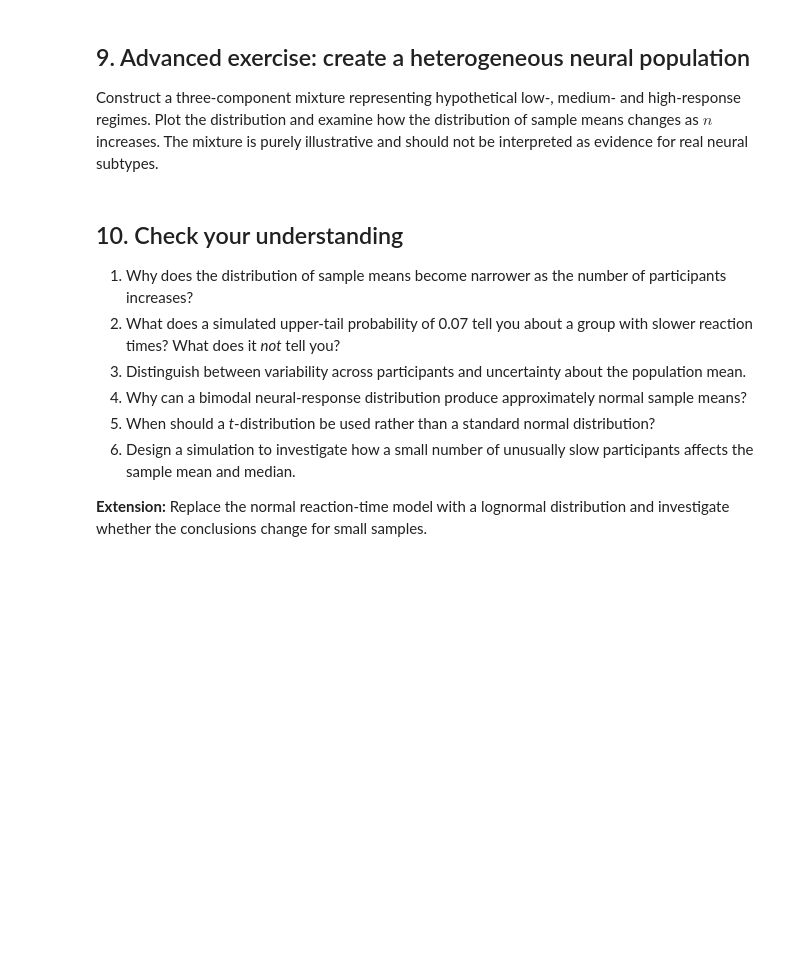
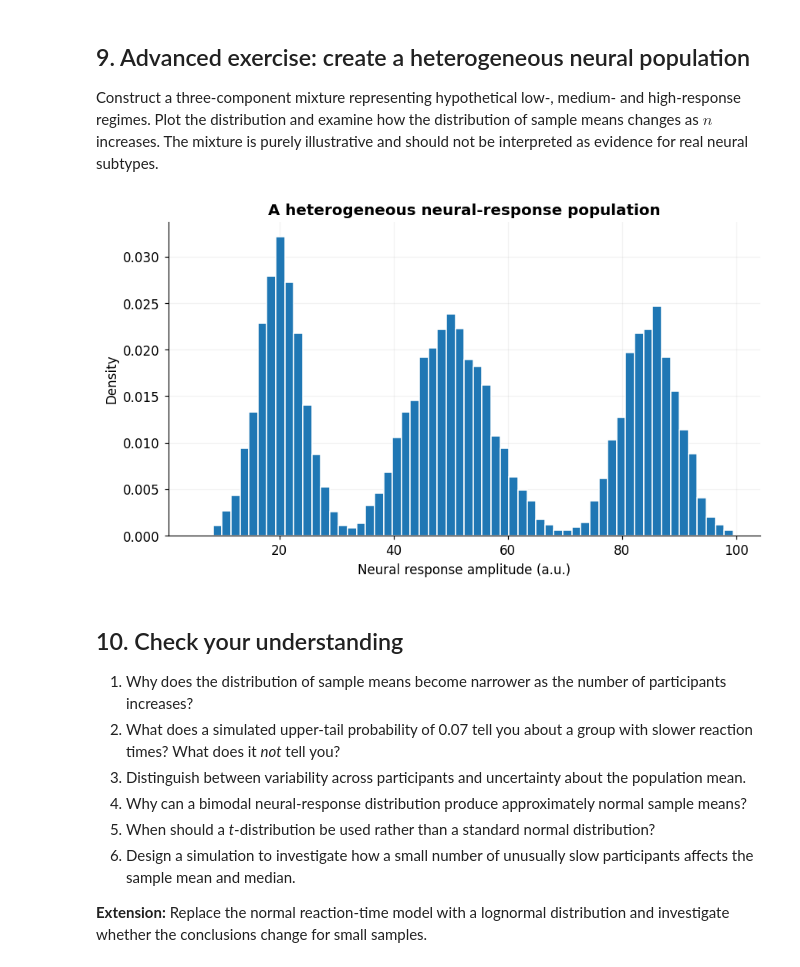
Before and after one commit to EleanorSC/psychology-stats-tutorial, a Jupyter notebook: tutorials/sampling_and_inference.ipynb, the cells around one changed output. Drawn from its saved outputs; the diff is of its cells as text; code cells hidden in the pictures; blank space fills up the shorter version.

```diff
--- a/tutorials/sampling_and_inference.ipynb
+++ b/tutorials/sampling_and_inference.ipynb
@@ -168,14 +227,16 @@ Construct a three-component mixture representing hypothetical low-, medium- and
 # %%
 weights = [0.3, 0.4, 0.3]
 centres = [20, 50, 85]
 scales = [4, 7, 5]
 components = rng.choice(3, size=10_000, p=weights)
 heterogeneous_responses = rng.normal(np.asarray(centres)[components], np.asarray(scales)[components])
 fig, ax = plt.subplots()
 ax.hist(heterogeneous_responses, bins=60, density=True, edgecolor="white")
-ax.set(xlabel="Neural response amplitude (a.u.)", ylabel="Density", title="An example heterogeneous_responses population")
+ax.set(xlabel="Neural response amplitude (a.u.)", ylabel="Density", title="A heterogeneous neural-response population")
 plt.show()
 # Exercise: adapt the CLT simulation above for heterogeneous_responses samples.
+# %% [output]
+[figure, added]
 # %% [markdown]
 ## 10. Check your understanding
 
```
Also changed, not shown: parts of 11 cells of this notebook.
